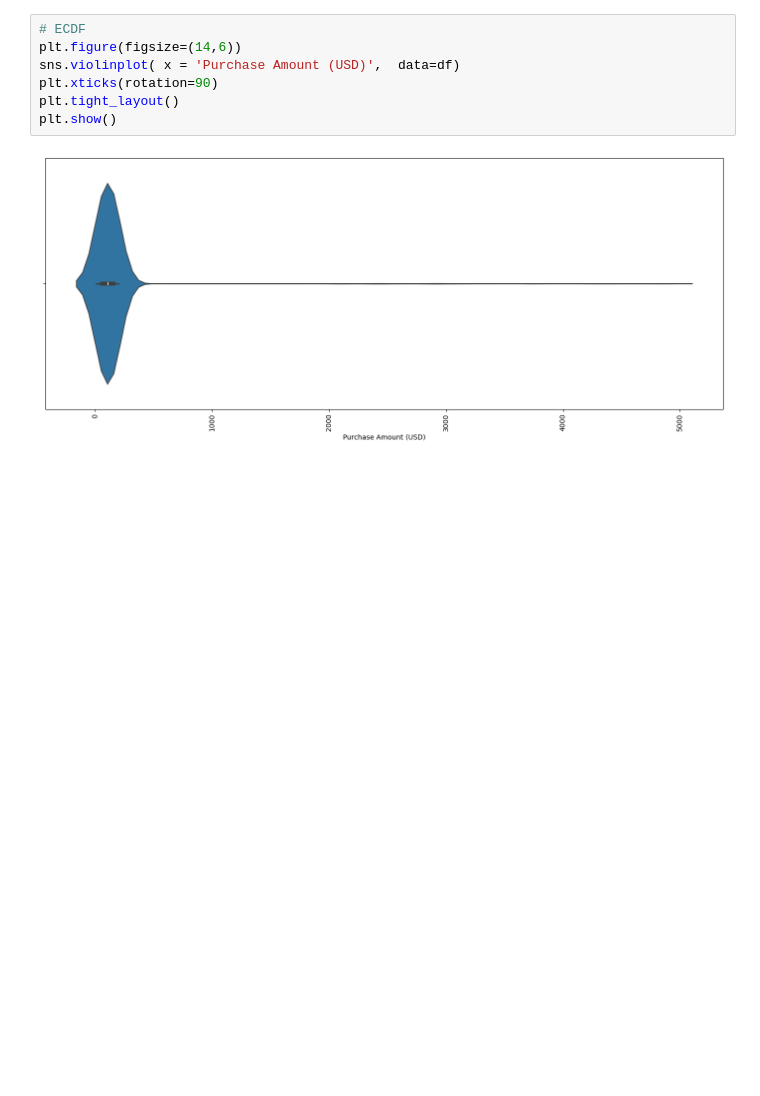
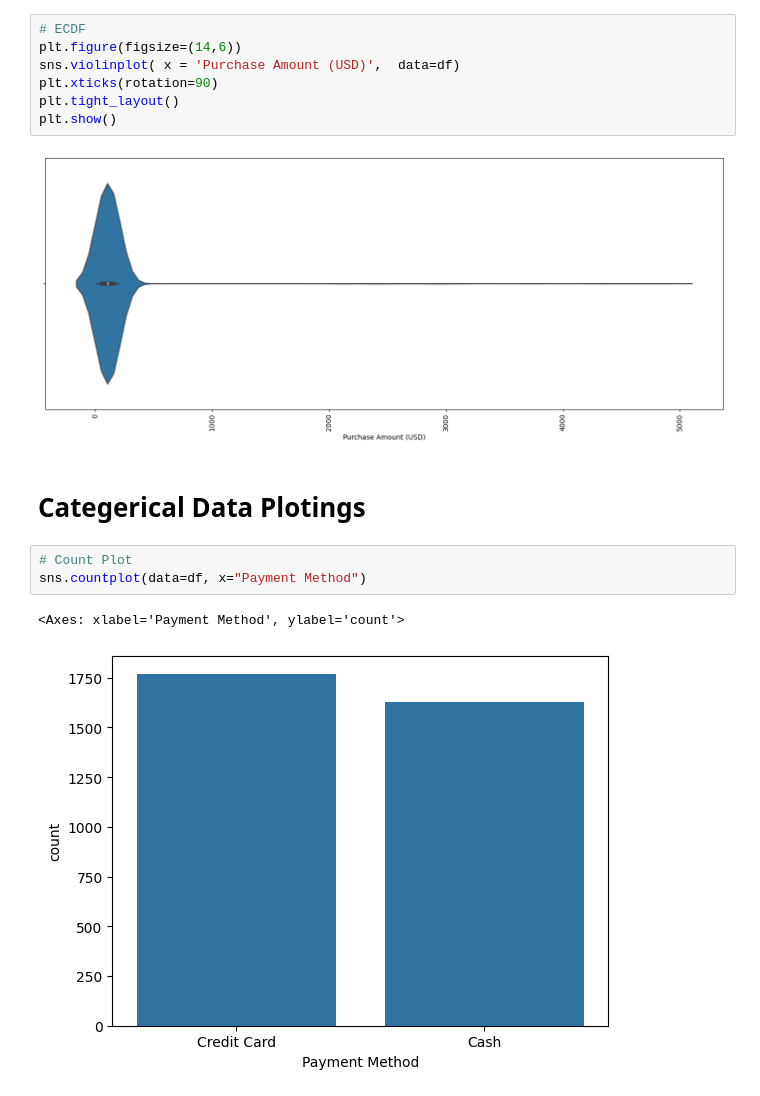
Before and after one commit to T-REX-C0DER/Data-Visualization-with-Python, a Jupyter notebook: Seaborn.ipynb, the cells around one changed output. Cells and saved outputs as stored; diff of their text form; blank space fills up the shorter version.

Commit message:
count plot

```diff
--- a/Seaborn.ipynb
+++ b/Seaborn.ipynb
@@ -92,3 +92,11 @@ plt.tight_layout()
 plt.show()
 # %% [output]
 [figure]
+# %% [markdown]
+# Categerical Data Plotings
+# %%
+# Count Plot
+sns.countplot(data=df, x="Payment Method")
+# %% [output]
+<Axes: xlabel='Payment Method', ylabel='count'>
+[figure, added]
```
